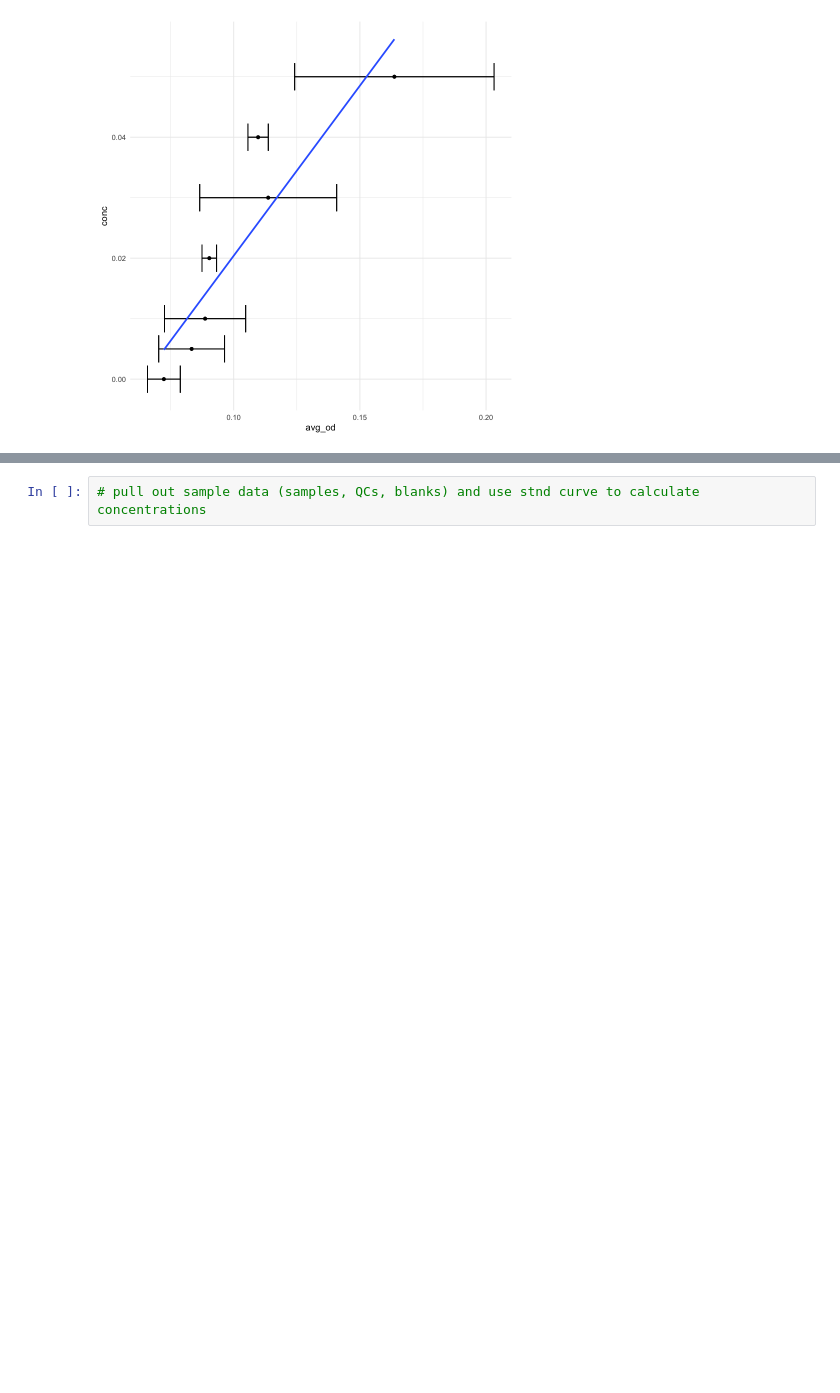
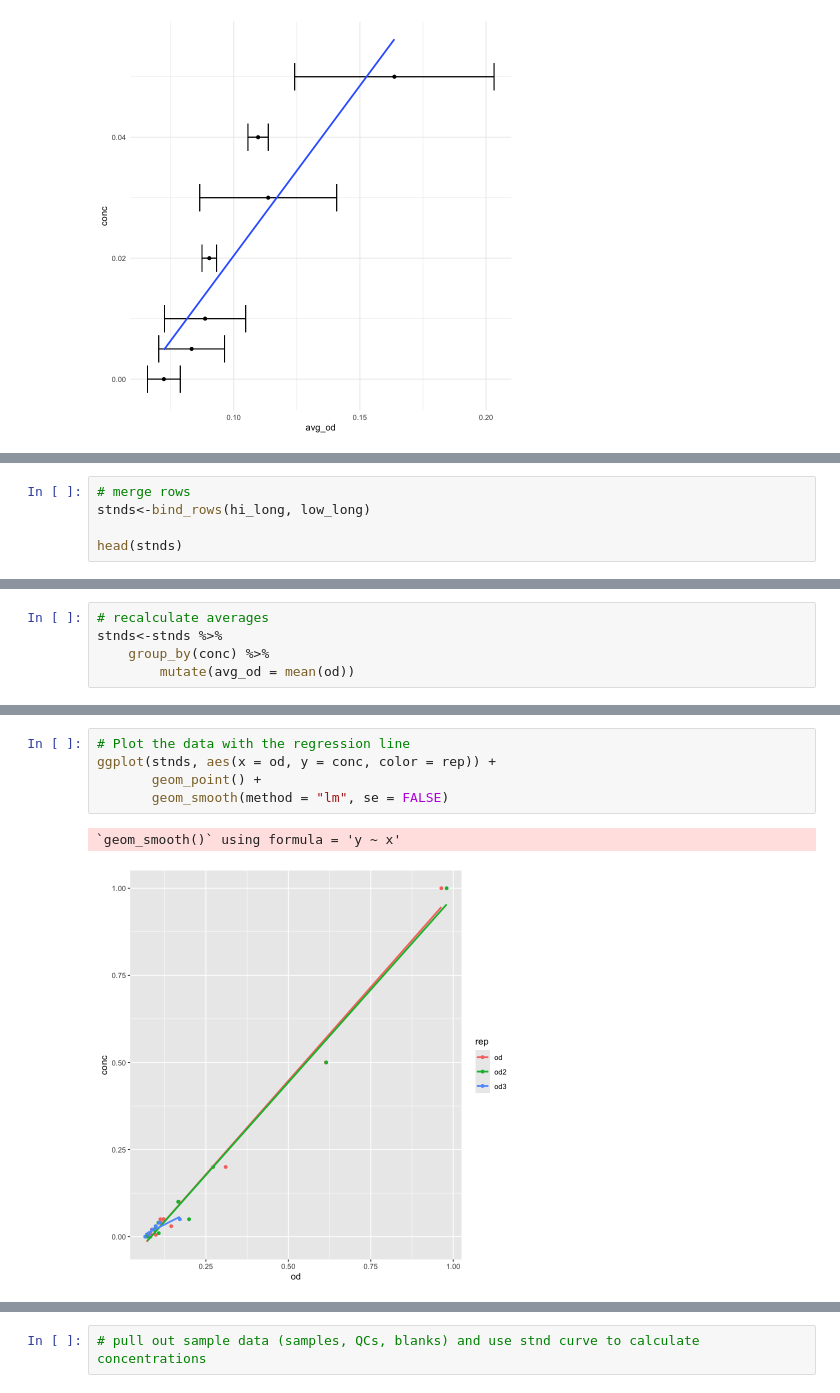
Before and after one commit to brookewicz/LabNotebook, a Jupyter notebook: Nutrients/no3_calc.ipynb, the cells around one changed output, grey strips where cells are left out. Saved outputs shown, nothing was run; the diff lists cells and outputs as text; blank space fills up the shorter version.

```diff
--- a/Nutrients/no3_calc.ipynb
+++ b/Nutrients/no3_calc.ipynb
@@ -369,0 +517,5 @@ ggplot(low_long, aes(x = avg_od, y = conc)) +
+# %%
+# merge rows
+stnds<-bind_rows(hi_long, low_long)
+
+head(stnds)
@@ -369,0 +532,5 @@ ggplot(low_long, aes(x = avg_od, y = conc)) +
+# %%
+# recalculate averages
+stnds<-stnds %>%
+    group_by(conc) %>%
+        mutate(avg_od = mean(od))
@@ -369,0 +586,8 @@ ggplot(low_long, aes(x = avg_od, y = conc)) +
+# %%
+# Plot the data with the regression line
+ggplot(stnds, aes(x = od, y = conc, color = rep)) +
+       geom_point() +
+       geom_smooth(method = "lm", se = FALSE)
+# %% [output]
+`geom_smooth()` using formula = 'y ~ x'
+[figure, added]
```
Also changed, not shown: parts of 61 cells of this notebook, 1 other file.
